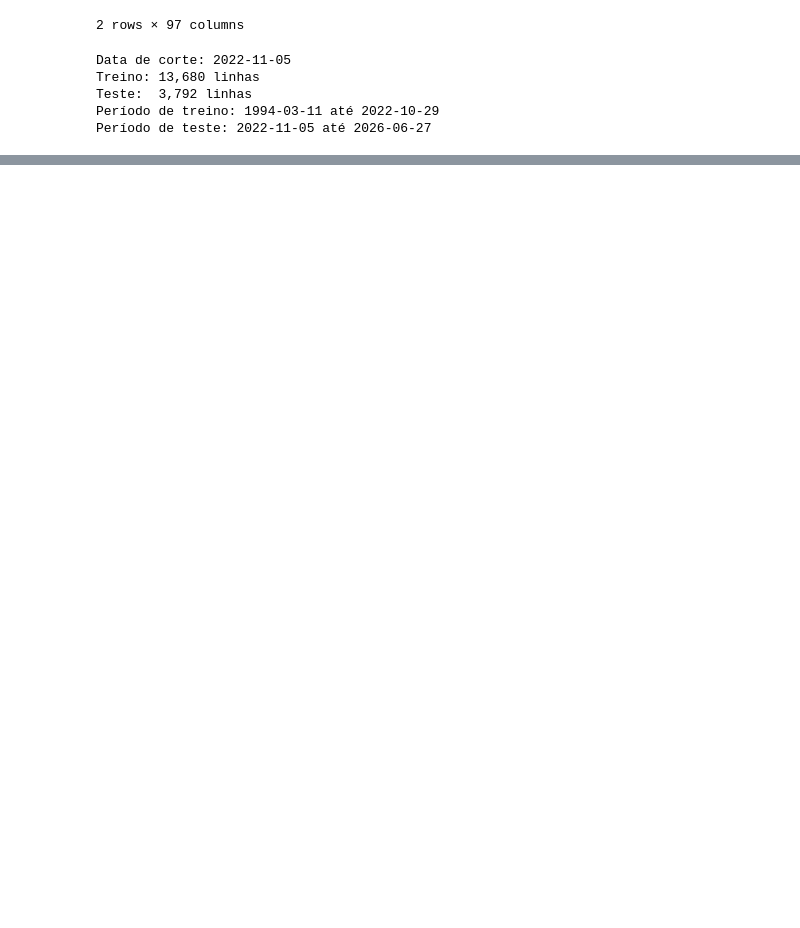
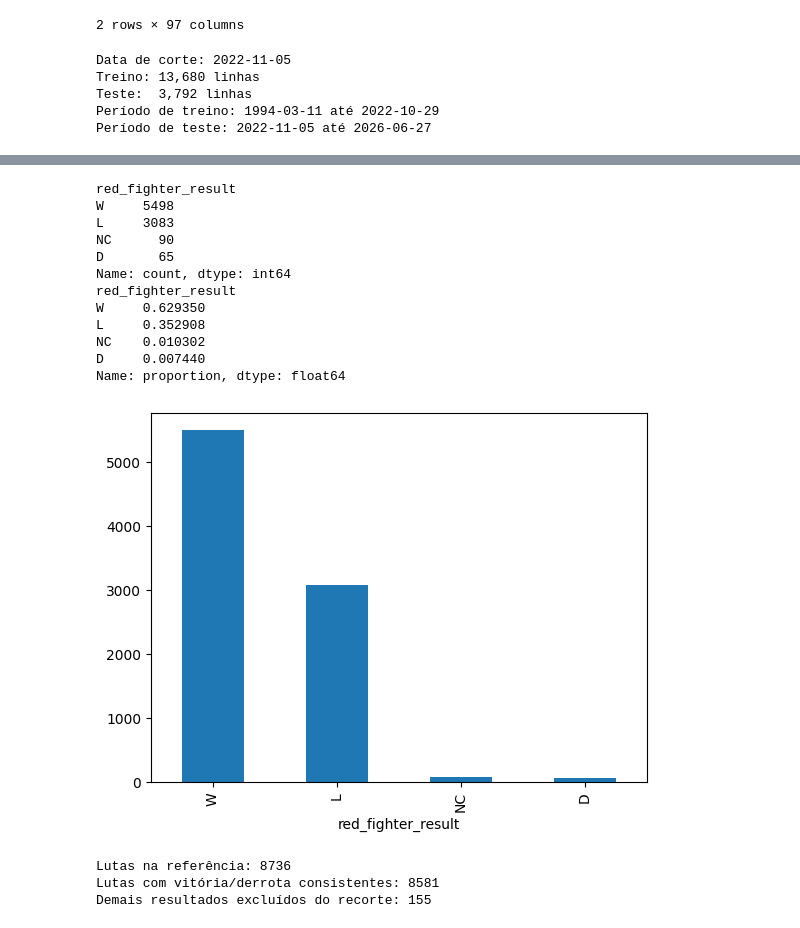
Before and after one commit to EduardoDemetrio/mma-data-lab, a Jupyter notebook: model.ipynb, the cells around one changed output, grey strips where cells are left out. Drawn from its saved outputs; the diff is of its cells as text; code cells hidden in the pictures; blank space fills up the shorter version.

```diff
--- a/model.ipynb
+++ b/model.ipynb
@@ -3172,0 +3522,5 @@ Exemplo das colunas adicionadas:
+# %%
+gold_fight = pd.read_csv(
+    "base_dados/processed_gold/tabela_lutas_finais.csv"
+)
+gold_fight_crua = gold_fight.copy(deep=True)
@@ -3172,0 +3545,38 @@ Exemplo das colunas adicionadas:
+# %%
+
+gold_fight_crua['red_fighter_result'].value_counts().plot(kind='bar')
+print(gold_fight_crua['red_fighter_result'].value_counts())
+print(gold_fight_crua['red_fighter_result'].value_counts(normalize=True))
+plt.show()
+# %% [output]
+red_fighter_result
+W     5498
+L     3083
+NC      90
+D       65
+Name: count, dtype: int64
+red_fighter_result
+W     0.629350
+L     0.352908
+NC    0.010302
+D     0.007440
+Name: proportion, dtype: float64
+[figure, added]
+# %%
+decisivas_crua = (
+    (gold_fight_crua["red_fighter_result"].eq("W")
+     & gold_fight_crua["blue_fighter_result"].eq("L"))
+    | (gold_fight_crua["red_fighter_result"].eq("L")
+       & gold_fight_crua["blue_fighter_result"].eq("W"))
+)
+base_crua = gold_fight_crua.loc[decisivas_crua].copy()
+base_crua["alvo_red_vence"] = (
+    base_crua["red_fighter_result"].eq("W").astype("int8")
+)
+print("Lutas na referência:", len(gold_fight_crua))
+print("Lutas com vitória/derrota consistentes:", len(base_crua))
+print("Demais resultados excluídos do recorte:", int((~decisivas_crua).sum()))
+# %% [output]
+Lutas na referência: 8736
+Lutas com vitória/derrota consistentes: 8581
+Demais resultados excluídos do recorte: 155
```
Also changed, not shown: parts of 60 cells of this notebook, 2 other files.
